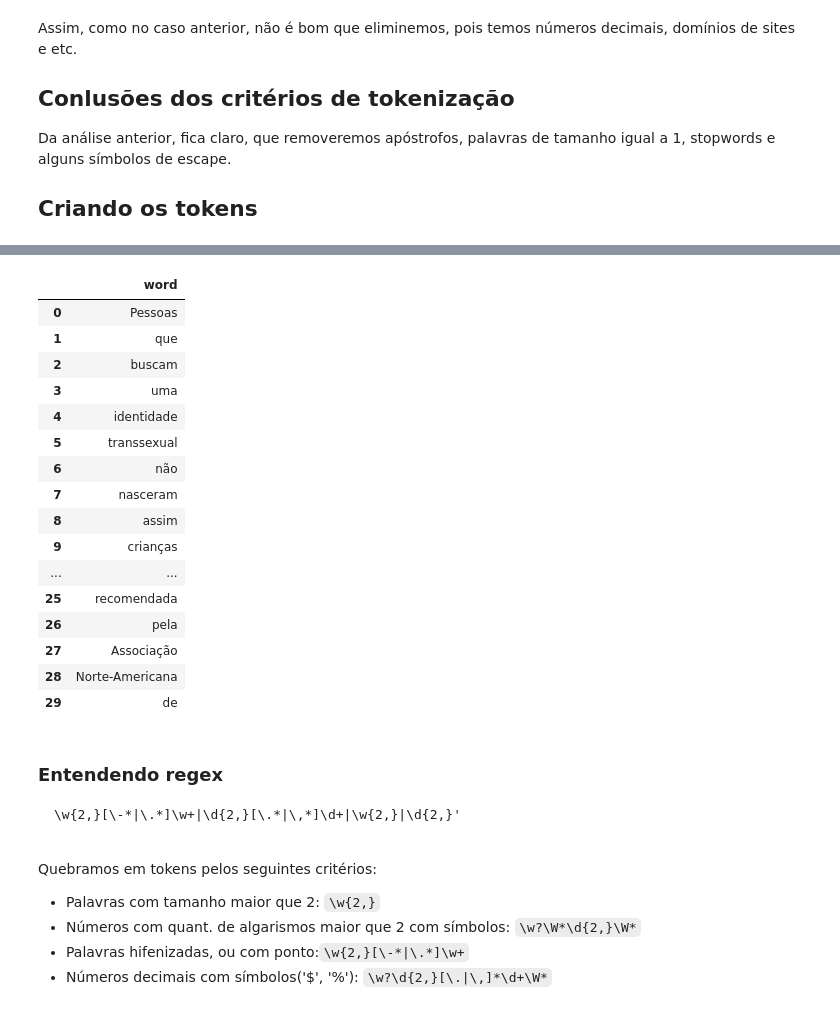
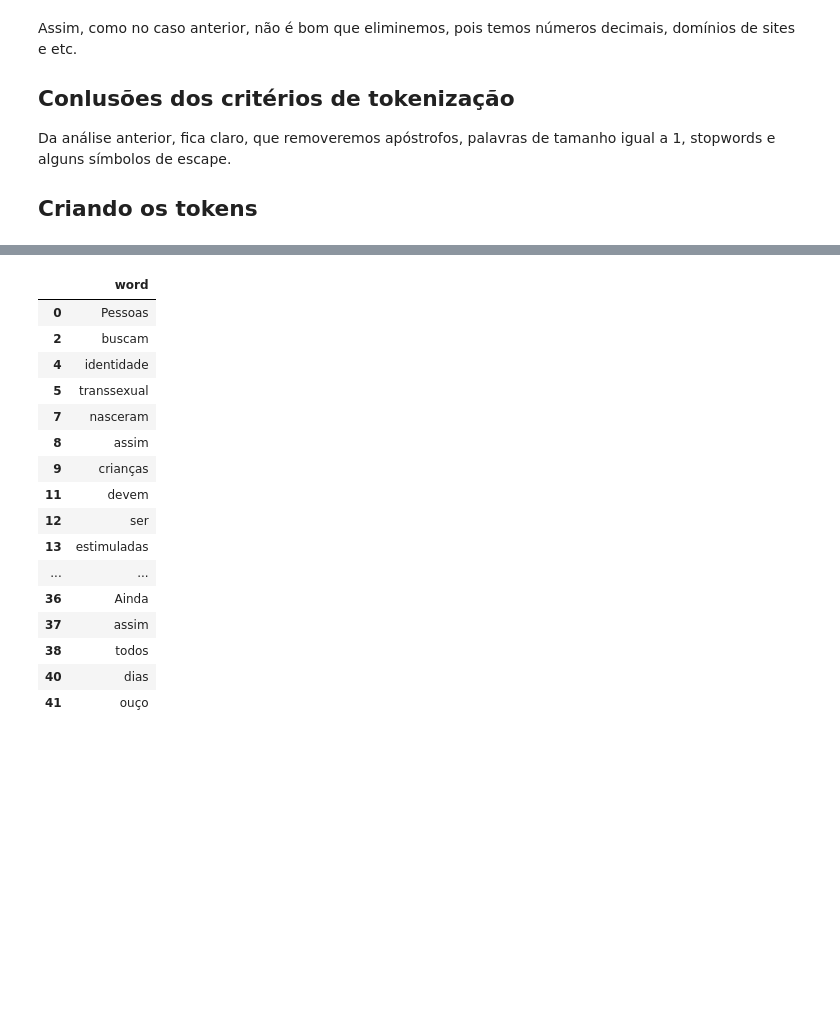
Before and after one commit to fanny/information-retrieval, a Jupyter notebook: lab3/tokenizing.ipynb, the cells around one changed output, grey strips where cells are left out. Saved outputs shown, nothing was run; the diff lists cells and outputs as text; code cells hidden in the pictures; blank space fills up the shorter version.

````diff
--- a/lab3/tokenizing.ipynb
+++ b/lab3/tokenizing.ipynb
@@ -138,41 +247,34 @@ Da análise anterior, fica claro, que removeremos apóstrofos, palavras de taman
 # %%
 all_text = clean_text.str.cat(sep=' ')
-hyphenated_and_abreviated_words = '\w{2,}[\-*|\.*]\w+'
-decimal_numbers_with_symbols = '\w?\d{2,}[\.|\,]*\d+\W*'
+
+hyphenated_and_abreviated_words = '\w{2,}[\-|\.]*\w+'
+decimal_numbers_with_symbols = '\w?\W?\d{2,}[\.|\,]*\d+\W?'
 words ='\w{2,}'
-numbers_with_symbols = '\w?\W*\d{2,}\W*'
+numbers_with_symbols = '\w?\W?\d{2,}\W?'
+
+
 word_list = regexp_tokenize(all_text, pattern='%s|%s|%s|%s' %(hyphenated_and_abreviated_words, decimal_numbers_with_symbols, words, numbers_with_symbols))
-word_list = pd.DataFrame(word_list, columns=['word'])
-word_list.head(30)
+word_list = pd.Series(word_list)
-# %% [output]
-|  | word |
-| 0 | Pessoas |
-| 1 | que |
-| 2 | buscam |
-| 3 | uma |
-| 4 | identidade |
-| 5 | transsexual |
-| 6 | não |
-| 7 | nasceram |
-| 8 | assim |
-| 9 | crianças |
-| ... | ... |
-| 25 | recomendada |
-| 26 | pela |
-| 27 | Associação |
-| 28 | Norte-Americana |
-| 29 | de |
-# %% [markdown]
-### Entendendo regex
-
-
-
-```regex
-\w{2,}[\-*|\.*]\w+|\d{2,}[\.*|\,*]\d+|\w{2,}|\d{2,}'
-
-```
-Quebramos em tokens pelos seguintes critérios:
-- Palavras com tamanho maior que 2: `\w{2,}`
-- Números com quant. de algarismos maior que 2 com símbolos: `\w?\W*\d{2,}\W*`
-- Palavras hifenizadas, ou com ponto:`\w{2,}[\-*|\.*]\w+`
-- Números decimais com símbolos('$', '%'): `\w?\d{2,}[\.|\,]*\d+\W*`
+# %%
+word_list_whithout_stopwords = word_list[~word_list.isin(stopwords)]
+word_list_whithout_stopwords = pd.DataFrame(word_list_whithout_stopwords, columns=['word'])
+unique_words_whithout_stopwords = word_list_whithout_stopwords['word'].unique()
+word_list_whithout_stopwords.head(30)
+# %% [output]
+|  | word |
+| 0 | Pessoas |
+| 2 | buscam |
+| 4 | identidade |
+| 5 | transsexual |
+| 7 | nasceram |
+| 8 | assim |
+| 9 | crianças |
+| 11 | devem |
+| 12 | ser |
+| 13 | estimuladas |
+| ... | ... |
+| 36 | Ainda |
+| 37 | assim |
+| 38 | todos |
+| 40 | dias |
+| 41 | ouço |
````
Also changed, not shown: parts of 16 cells of this notebook.
